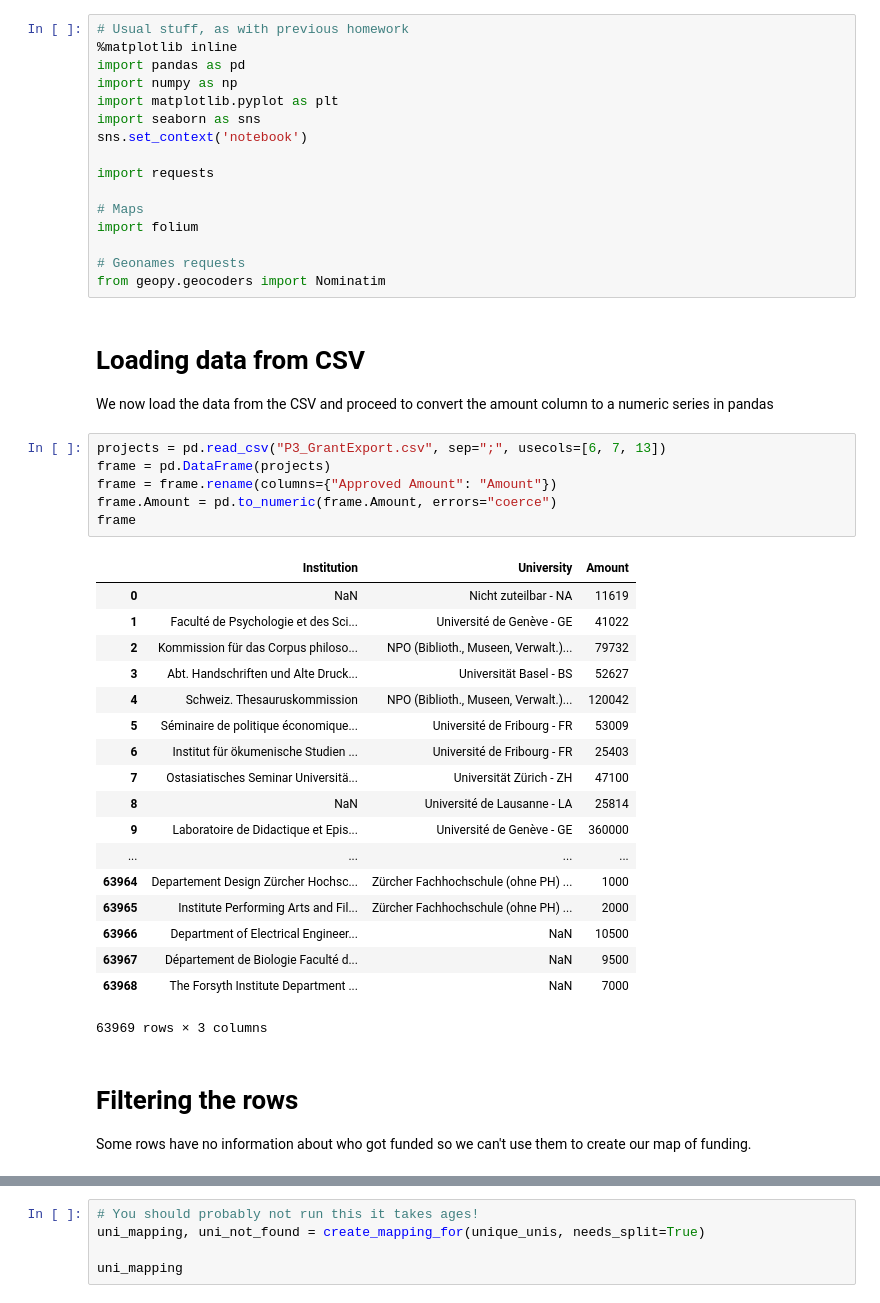
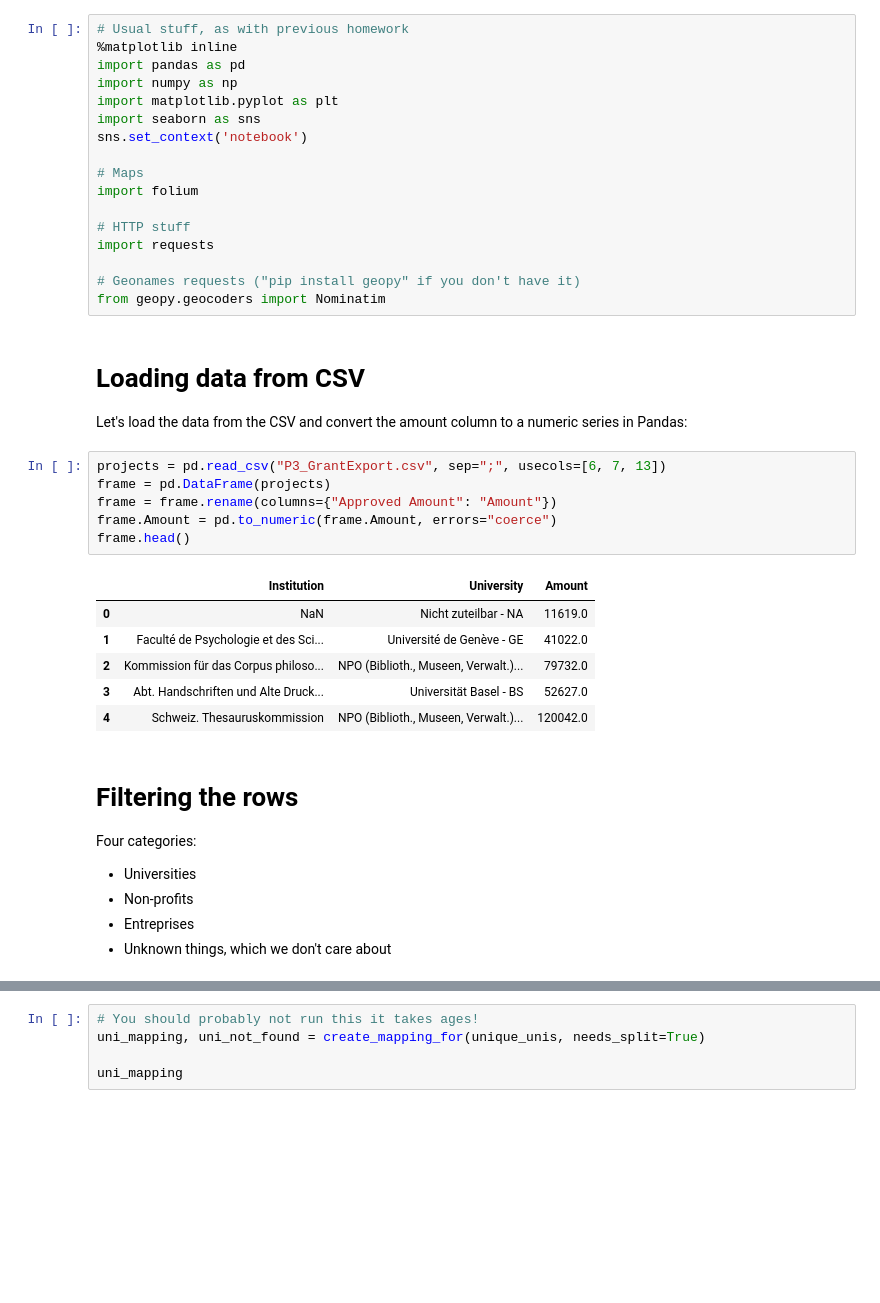
Before and after one commit to SolalPirelli/ADA2016, a Jupyter notebook: 03 - Interactive Viz/Interactive Viz.ipynb, the cells around one changed output, grey strips where cells are left out. Cells and saved outputs as stored; diff of their text form; blank space fills up the shorter version.

```diff
--- a/03 - Interactive Viz/Interactive Viz.ipynb
+++ b/03 - Interactive Viz/Interactive Viz.ipynb
@@ -7,46 +7,39 @@ import matplotlib.pyplot as plt
 import seaborn as sns
 sns.set_context('notebook')
 
-import requests
-
 # Maps
 import folium
 
-# Geonames requests
+# HTTP stuff
+import requests
+
+# Geonames requests ("pip install geopy" if you don't have it)
 from geopy.geocoders import Nominatim
 # %% [markdown]
 Loading data from CSV
 =====================
 
-We now load the data from the CSV and proceed to convert the amount column to a numeric series in pandas
+Let's load the data from the CSV and convert the amount column to a numeric series in Pandas:
 # %%
 projects = pd.read_csv("P3_GrantExport.csv", sep=";", usecols=[6, 7, 13])
 frame = pd.DataFrame(projects)
 frame = frame.rename(columns={"Approved Amount": "Amount"})
 frame.Amount = pd.to_numeric(frame.Amount, errors="coerce")
-frame
+frame.head()
 # %% [output]
 |  | Institution | University | Amount |
-| 0 | NaN | Nicht zuteilbar - NA | 11619 |
-| 1 | Faculté de Psychologie et des Sci... | Université de Genève - GE | 41022 |
-| 2 | Kommission für das Corpus philoso... | NPO (Biblioth., Museen, Verwalt.)... | 79732 |
-| 3 | Abt. Handschriften und Alte Druck... | Universität Basel - BS | 52627 |
-| 4 | Schweiz. Thesauruskommission | NPO (Biblioth., Museen, Verwalt.)... | 120042 |
-| 5 | Séminaire de politique économique... | Université de Fribourg - FR | 53009 |
-| 6 | Institut für ökumenische Studien ... | Université de Fribourg - FR | 25403 |
-| 7 | Ostasiatisches Seminar Universitä... | Universität Zürich - ZH | 47100 |
-| 8 | NaN | Université de Lausanne - LA | 25814 |
-| 9 | Laboratoire de Didactique et Epis... | Université de Genève - GE | 360000 |
-| ... | ... | ... | ... |
-| 63964 | Departement Design Zürcher Hochsc... | Zürcher Fachhochschule (ohne PH) ... | 1000 |
-| 63965 | Institute Performing Arts and Fil... | Zürcher Fachhochschule (ohne PH) ... | 2000 |
-| 63966 | Department of Electrical Engineer... | NaN | 10500 |
-| 63967 | Département de Biologie Faculté d... | NaN | 9500 |
-| 63968 | The Forsyth Institute Department ... | NaN | 7000 |
+| 0 | NaN | Nicht zuteilbar - NA | 11619.0 |
+| 1 | Faculté de Psychologie et des Sci... | Université de Genève - GE | 41022.0 |
+| 2 | Kommission für das Corpus philoso... | NPO (Biblioth., Museen, Verwalt.)... | 79732.0 |
+| 3 | Abt. Handschriften und Alte Druck... | Universität Basel - BS | 52627.0 |
+| 4 | Schweiz. Thesauruskommission | NPO (Biblioth., Museen, Verwalt.)... | 120042.0 |
-63969 rows × 3 columns
-# %% [markdown]
-Filtering the rows
-==================
-
-Some rows have no information about who got funded so we can't use them to create our map of funding.
+# %% [markdown]
+Filtering the rows
+==================
+
+Four categories:
+* Universities
+* Non-profits
+* Entreprises
+* Unknown things, which we don't care about
 # %%
```
Also changed, not shown: parts of 26 cells of this notebook, 2 other files.
